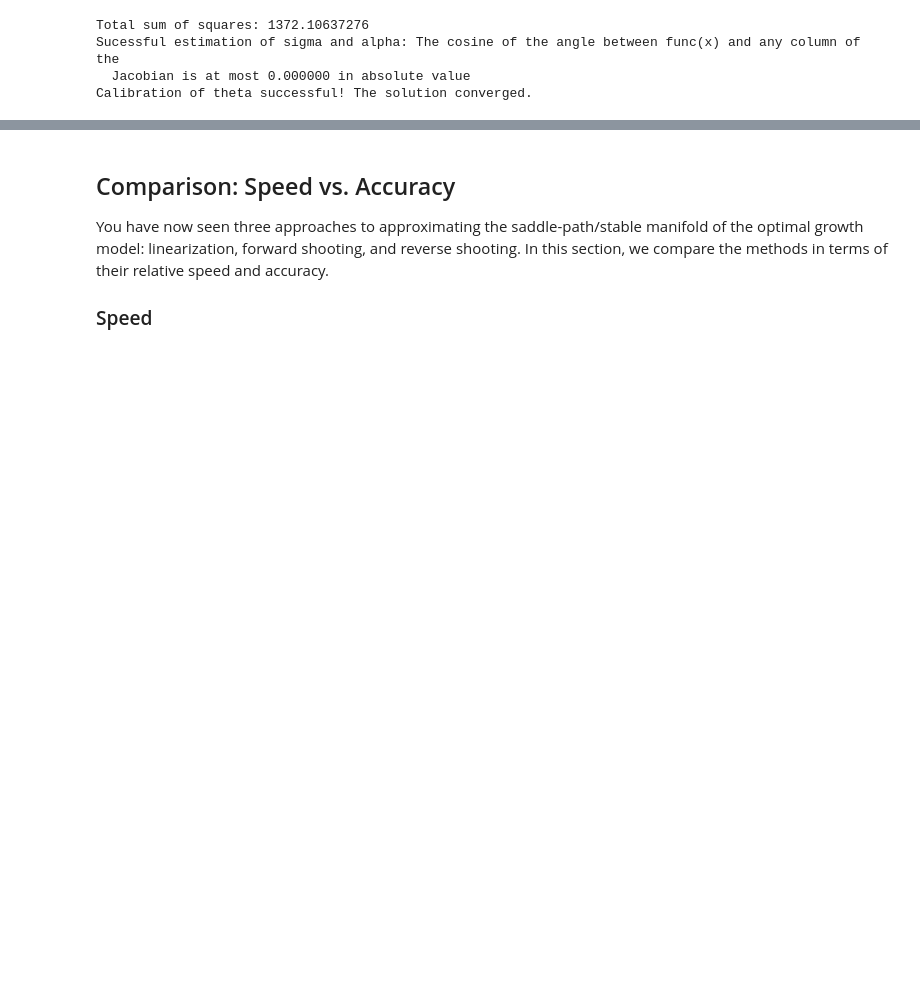
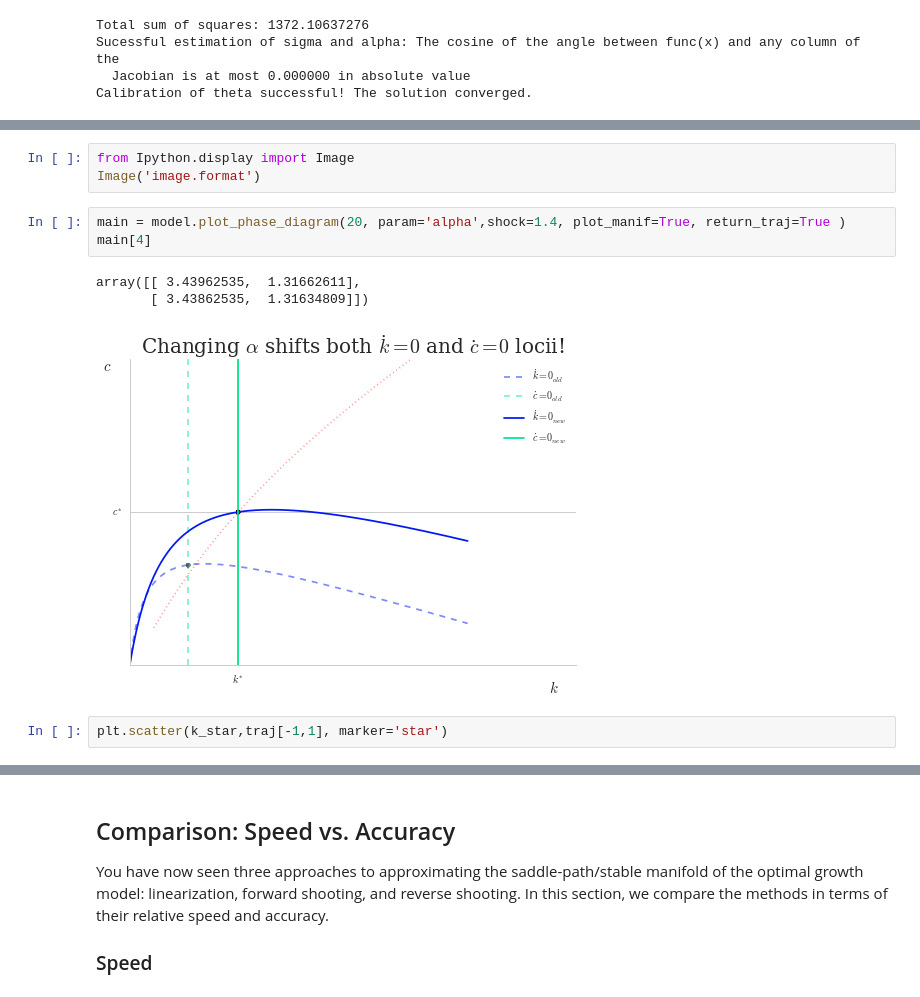
Before and after one commit to crisla/numerical-methods, a Jupyter notebook: labs/lab-2/lab-2.ipynb, the cells around one changed output, grey strips where cells are left out. Saved outputs shown, nothing was run; the diff lists cells and outputs as text; blank space fills up the shorter version.

```diff
--- a/labs/lab-2/lab-2.ipynb
+++ b/labs/lab-2/lab-2.ipynb
@@ -1667,0 +1659,12 @@ model.steady_state.values
+# %%
+from Ipython.display import Image
+Image('image.format')
+# %%
+main = model.plot_phase_diagram(20, param='alpha',shock=1.4, plot_manif=True, return_traj=True )
+main[4]
+# %% [output]
+array([[ 3.43962535,  1.31662611],
+       [ 3.43862535,  1.31634809]])
+[figure, added]
+# %%
+plt.scatter(k_star,traj[-1,1], marker='star')
```
Also changed, not shown: parts of 8 cells of this notebook, 9 other files.
